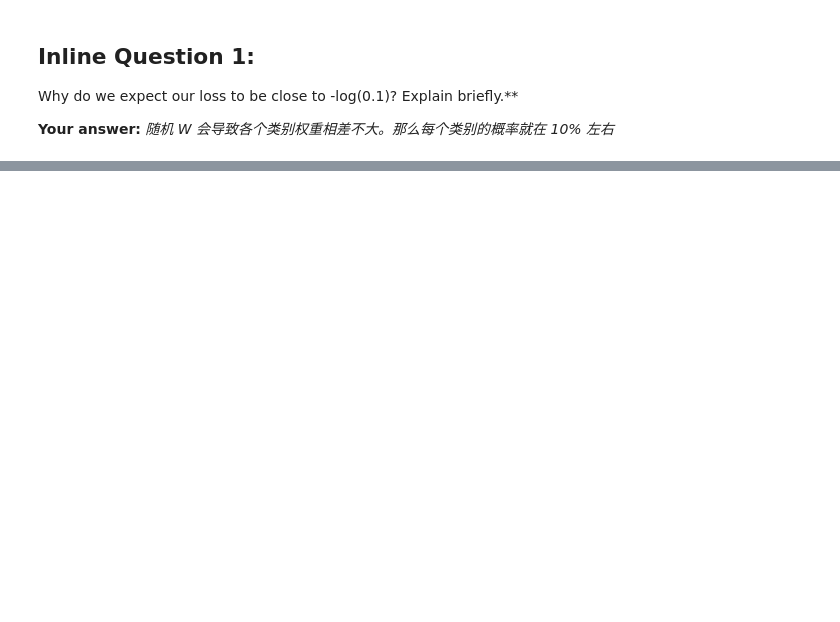
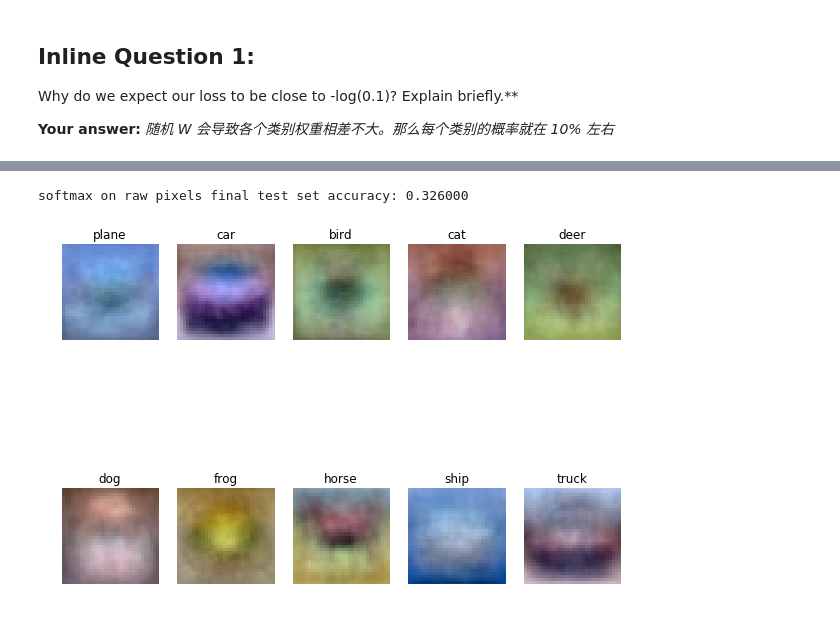
Before and after one commit to boroborome/cs231n_assignment1, a Jupyter notebook: softmax.ipynb, the cells around one changed output, grey strips where cells are left out. Saved outputs shown, nothing was run; the diff lists cells and outputs as text; code cells hidden in the pictures; blank space fills up the shorter version.

Commit message:
svm and softmax are done

```diff
--- a/softmax.ipynb
+++ b/softmax.ipynb
@@ -188,12 +190,24 @@ learning_rates = [1e-7, 5e-7]
 regularization_strengths = [5e4, 1e8]
 
 ################################################################################
-# TODO:                                                                        #
+# DONE:                                                                        #
 # Use the validation set to set the learning rate and regularization strength. #
 # This should be identical to the validation that you did for the SVM; save    #
 # the best trained softmax classifer in best_softmax.                          #
 ################################################################################
-pass
+for learning_rate in np.logspace(np.log10(learning_rates[0]), np.log10(learning_rates[1]), 20):
+    for regularization_strength in np.logspace(np.log10(regularization_strengths[0]), np.log10(regularization_strengths[1]), 10):
+        softmax = Softmax()
+        loss_hist = softmax.train(X_train, y_train, learning_rate=learning_rate, reg=regularization_strength,
+                              num_iters=700, verbose=True)
+        y_train_pred = softmax.predict(X_train)
+        train_accuracy = np.mean(y_train == y_train_pred)
+        y_val_pred = softmax.predict(X_val)
+        val_accuracy = np.mean(y_val == y_val_pred)
+        results[(learning_rate, regularization_strength)] = (train_accuracy, val_accuracy)
+        if val_accuracy > best_val:
+            best_val = val_accuracy
+            best_softmax = softmax
 ################################################################################
 #                              END OF YOUR CODE                                #
 ################################################################################
@@ -201,7 +215,7 @@ pass
 # Print out results.
 for lr, reg in sorted(results):
     train_accuracy, val_accuracy = results[(lr, reg)]
-    print 'lr %e reg %e train accuracy: %f val accuracy: %f' % (
-                lr, reg, train_accuracy, val_accuracy)
+    print('lr %e reg %e train accuracy: %f val accuracy: %f' % (
+                lr, reg, train_accuracy, val_accuracy))
 
-print 'best validation accuracy achieved during cross-validation: %f' % best_val
+print('best validation accuracy achieved during cross-validation: %f' % best_val)
@@ -210,20 +242,24 @@ print 'best validation accuracy achieved during cross-validation: %f' % best_val
 # Evaluate the best softmax on test set
 y_test_pred = best_softmax.predict(X_test)
 test_accuracy = np.mean(y_test == y_test_pred)
-print 'softmax on raw pixels final test set accuracy: %f' % (test_accuracy, )
+print('softmax on raw pixels final test set accuracy: %f' % (test_accuracy, ))
+# %% [output]
+softmax on raw pixels final test set accuracy: 0.326000
 # %%
 # Visualize the learned weights for each class
 w = best_softmax.W[:-1,:] # strip out the bias
 w = w.reshape(32, 32, 3, 10)
 
 w_min, w_max = np.min(w), np.max(w)
 
 classes = ['plane', 'car', 'bird', 'cat', 'deer', 'dog', 'frog', 'horse', 'ship', 'truck']
-for i in xrange(10):
+for i in range(10):
   plt.subplot(2, 5, i + 1)
 
   # Rescale the weights to be between 0 and 255
   wimg = 255.0 * (w[:, :, :, i].squeeze() - w_min) / (w_max - w_min)
   plt.imshow(wimg.astype('uint8'))
   plt.axis('off')
   plt.title(classes[i])
+# %% [output]
+[figure, added]
```
Also changed, not shown: parts of 4 cells of this notebook, 1 other file.
